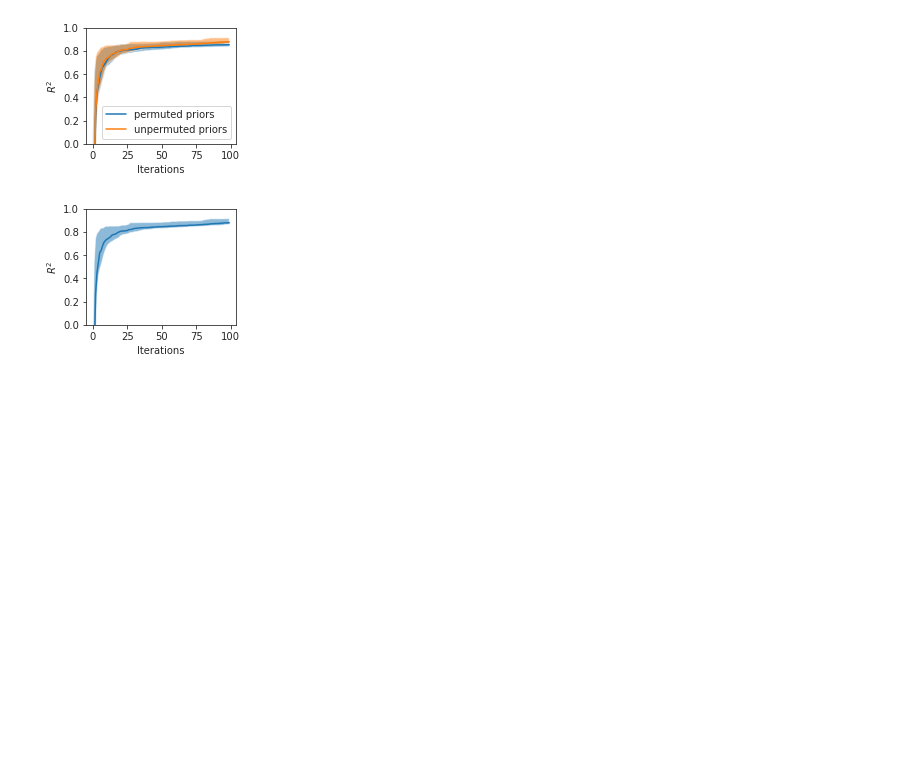
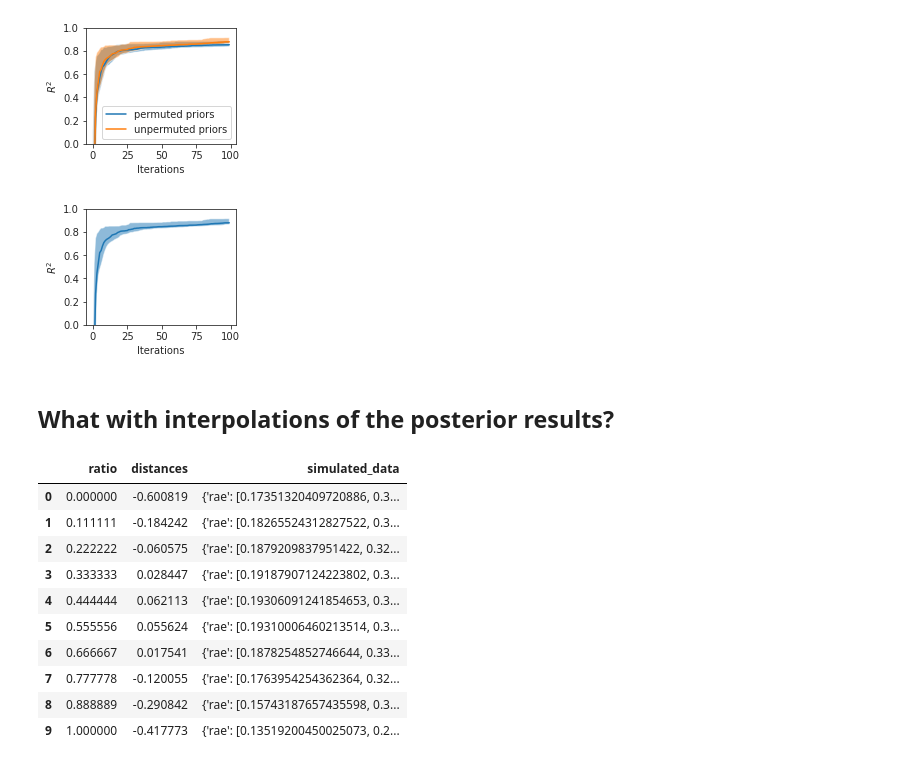
Before and after one commit to vetleser/BayesianGEM, a Jupyter notebook: code/visualization_permuted.ipynb, the cells around one changed output. Drawn from its saved outputs; the diff is of its cells as text; code cells hidden in the pictures; blank space fills up the shorter version.

```diff
--- a/code/visualization_permuted.ipynb
+++ b/code/visualization_permuted.ipynb
@@ -570,3 +570,5 @@ for model in models:
 plot_convergence(reference_model, maxiter=100)
 # %% [output]
 [figure]
+# %% [markdown]
+## What with interpolations of the posterior results?
@@ -572,0 +579,14 @@ plot_convergence(reference_model, maxiter=100)
+# %%
+example_data
+# %% [output]
+|  | ratio | distances | simulated_data |
+| 0 | 0.000000 | -0.600819 | {'rae': [0.17351320409720886, 0.3... |
+| 1 | 0.111111 | -0.184242 | {'rae': [0.18265524312827522, 0.3... |
+| 2 | 0.222222 | -0.060575 | {'rae': [0.1879209837951422, 0.32... |
+| 3 | 0.333333 | 0.028447 | {'rae': [0.19187907124223802, 0.3... |
+| 4 | 0.444444 | 0.062113 | {'rae': [0.19306091241854653, 0.3... |
+| 5 | 0.555556 | 0.055624 | {'rae': [0.19310006460213514, 0.3... |
+| 6 | 0.666667 | 0.017541 | {'rae': [0.1878254852746644, 0.33... |
+| 7 | 0.777778 | -0.120055 | {'rae': [0.1763954254362364, 0.32... |
+| 8 | 0.888889 | -0.290842 | {'rae': [0.15743187657435598, 0.3... |
+| 9 | 1.000000 | -0.417773 | {'rae': [0.13519200450025073, 0.2... |
```
Also changed, not shown: parts of 8 cells of this notebook.
